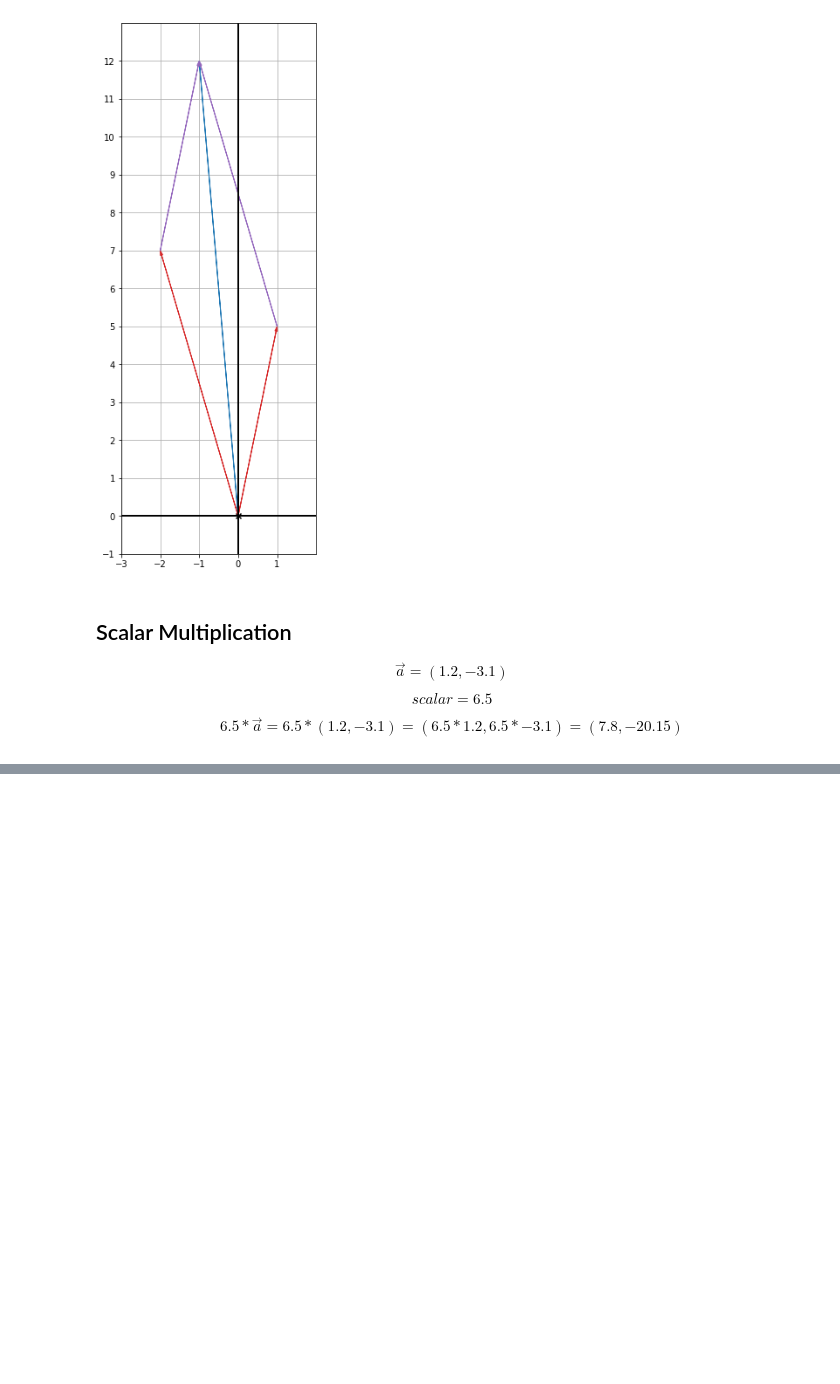
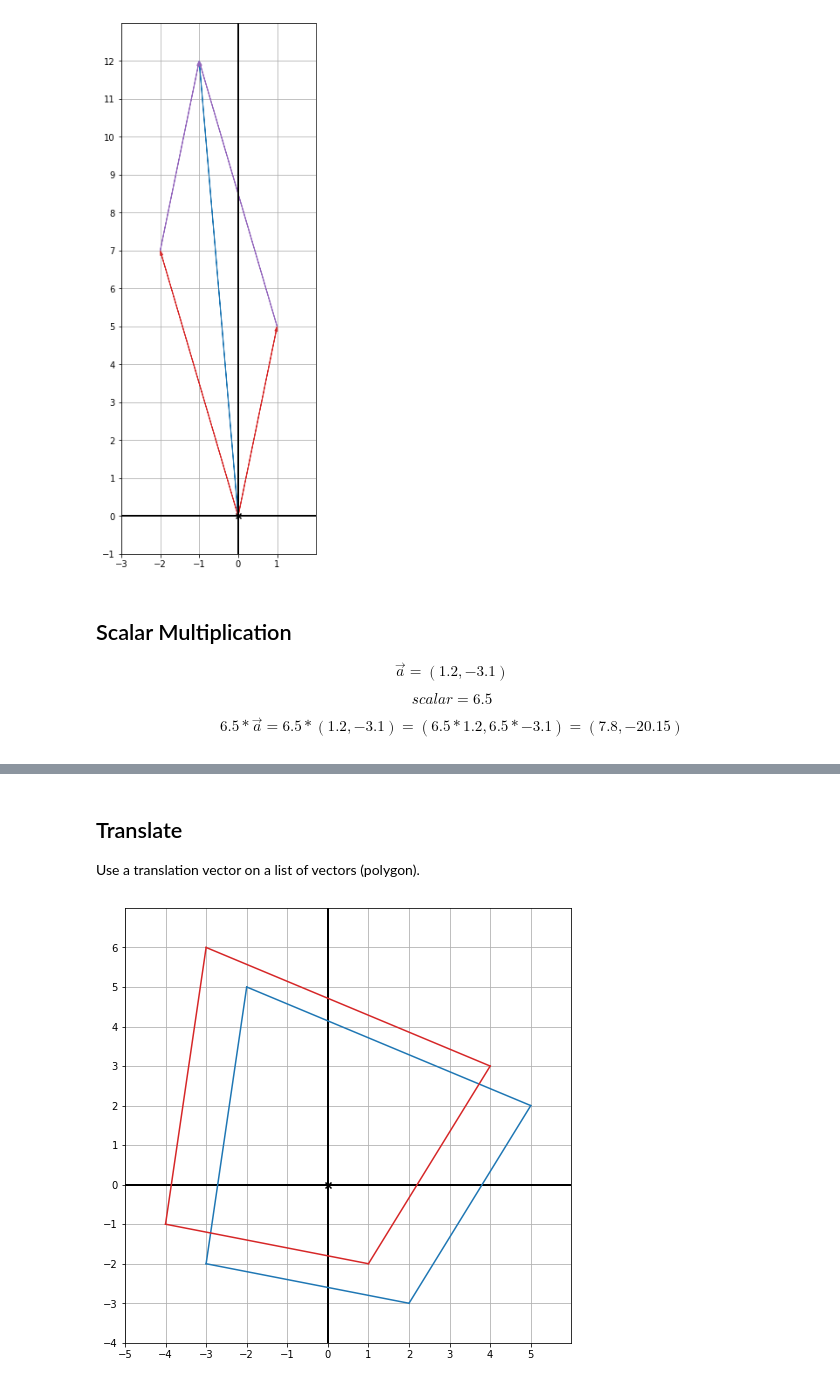
Before and after one commit to pmaterer/maths, a Jupyter notebook: vectors.ipynb, the cells around one changed output, grey strips where cells are left out. Drawn from its saved outputs; the diff is of its cells as text; code cells hidden in the pictures; blank space fills up the shorter version.

```diff
--- a/vectors.ipynb
+++ b/vectors.ipynb
@@ -128,0 +135,25 @@ draw(a1, a2, a3, a4, width=4)
+# %% [markdown]
+## Translate
+
+Use a translation vector on a list of vectors (polygon).
+# %%
+from vector import Vector
+
+from shapes import Polygon
+from draw import draw
+
+polygon_vertices = [
+    Vector(-2, 5),
+    Vector(5, 2),
+    Vector(2, -3),
+    Vector(-3, -2),
+
+]
+
+polygon = Polygon(*polygon_vertices)
+polygon_translated = polygon.translate(Vector(-1,1))
+polygon_translated.color = colors.red
+
+draw(polygon, polygon_translated)
+# %% [output]
+[figure, added]
```
Also changed, not shown: parts of 17 cells of this notebook.
